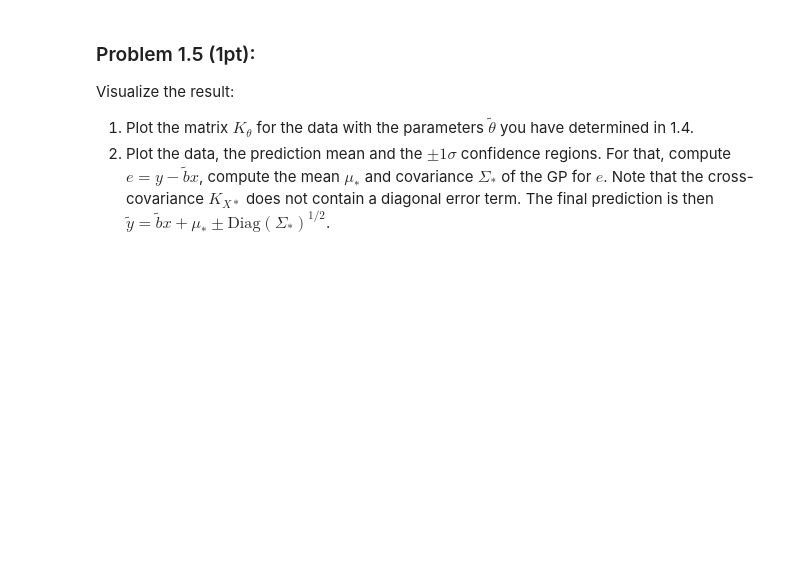
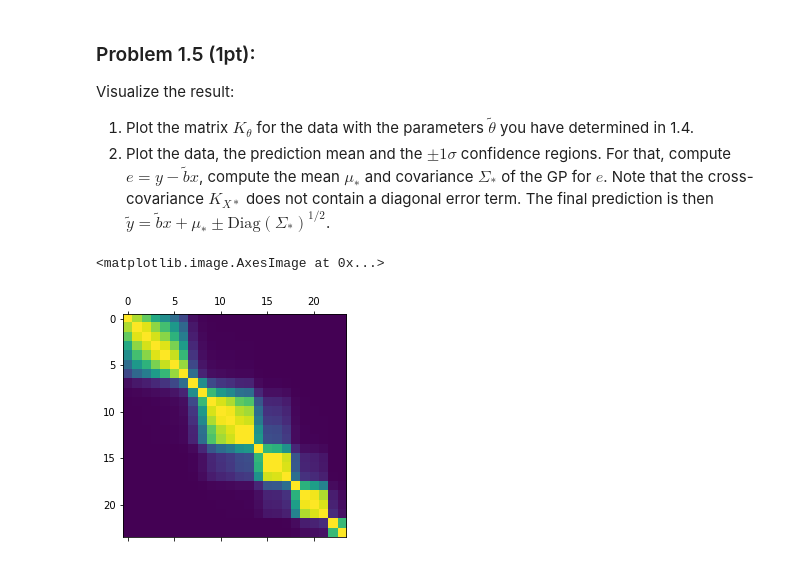
Before and after one commit to aridyckovsky/sml505, a Jupyter notebook: assignments/a3/assignment3.ipynb, the cells around one changed output. Saved outputs shown, nothing was run; the diff lists cells and outputs as text; code cells hidden in the pictures; blank space fills up the shorter version.

```diff
--- a/assignments/a3/assignment3.ipynb
+++ b/assignments/a3/assignment3.ipynb
@@ -247,3 +252,13 @@ Visualize the result:
 
 1. Plot the matrix $K_\theta$ for the data with the parameters $\tilde\theta$ you have determined in 1.4.
 2. Plot the data, the prediction mean and the $\pm1\sigma$ confidence regions. For that, compute $e = y - \tilde{b} x$, compute the mean $\mu_*$ and covariance $\Sigma_*$ of the GP for $e$. Note that the cross-covariance $K_{X*}$ does not contain a diagonal error term. The final prediction is then $\tilde{y} = \tilde{b} x + \mu_* \pm \mathrm{Diag}\left(\Sigma_*\right)^{1/2}$.
+# %%
+# Unpack params after gradient descent from above
+b, alpha, tau, sigma = _
+k_theta_matrix = k_theta(dist(x), alpha, tau)
+
+# Plot K_theta matrix using params
+plt.matshow(k_theta_matrix)
+# %% [output]
+<matplotlib.image.AxesImage at 0x...>
+[figure, added]
```
Also changed, not shown: parts of 13 cells of this notebook, 3 other files.
